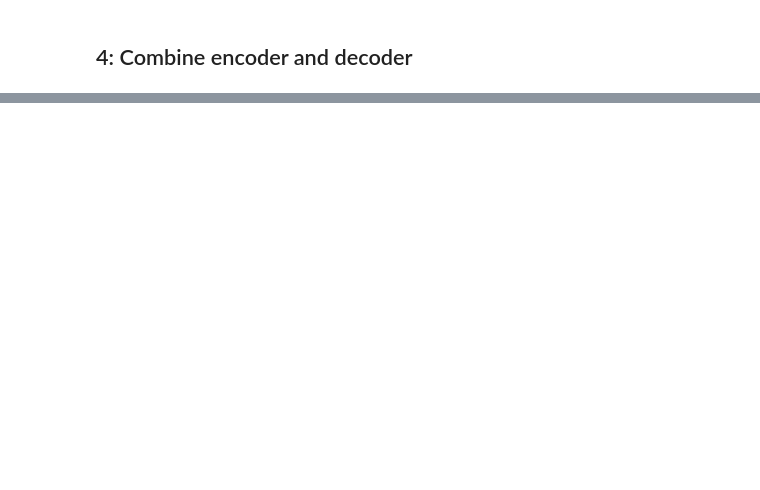
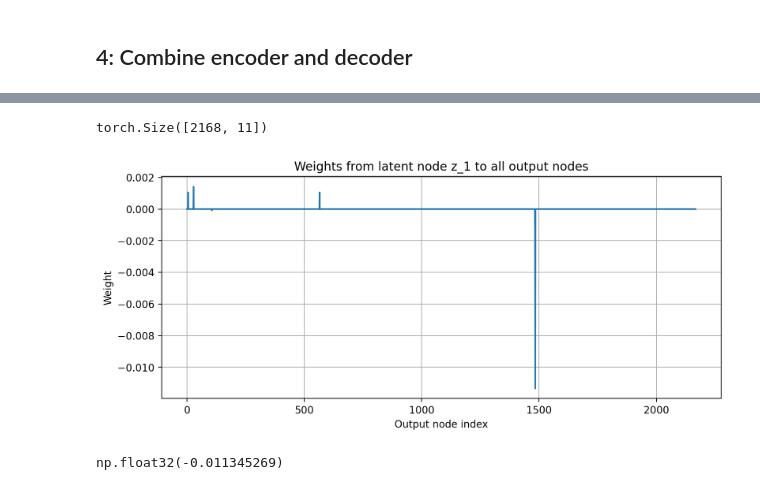
Before and after one commit to linhtrinh213/Interpretable_VAE_TF_regulons, a Jupyter notebook: base_model.ipynb, the cells around one changed output, grey strips where cells are left out. Cells and saved outputs as stored; diff of their text form; code cells hidden in the pictures; blank space fills up the shorter version.

```diff
--- a/base_model.ipynb
+++ b/base_model.ipynb
@@ -70,7 +71,7 @@ Successfully installed docrep-0.3.2 omnipath-1.0.9
 # %%
 # Load data and use Scanpy to convert it into AnnData
 PBMC_train = sc.read_h5ad("/content/drive/MyDrive/WORK/Turing Project/Interpretable_VAE/data/PBMC_train.h5ad")
-regulons.to_csv('/content/drive/MyDrive/WORK/Turing Project/Interpretable_VAE/data/regulons.csv')
+regulons = pd.read_csv('/content/drive/MyDrive/WORK/Turing Project/Interpretable_VAE/data/regulons.csv')
 # %%
 # Take a look at the data
 print(PBMC_train) #the data is stored as an anndata object
@@ -261,11 +253,11 @@ class DecoderVEGA(nn.Module):
   """
   Define VEGA's decoder (sparse, one-layer, linear, positive)
   """
-  def __init__(self,
-               mask):
+  def __init__(self,mask):
         super(DecoderVEGA, self).__init__()
 
         self.sparse_layer = nn.Sequential(SparseLayer(mask)) # we define the architecture of the decoder below with the class "SparseLayer"
+        # This decoder only has 1 layer (Sparse)!!!
 
   def forward(self, x):
     z = self.sparse_layer(x.to(device))
@@ -295,9 +287,12 @@ class SparseLayer(nn.Module):
   def forward(self, input):
         # See the autograd section for explanation of what happens here
         return SparseLayerFunction.apply(input, self.weight, self.bias, self.mask)
+        # OUTPUT of the decoder
 
 
 ######### You don't need to understand this part of the code in detail #########
+
+# defines a custom forward and backward pass
 class SparseLayerFunction(torch.autograd.Function):
     """
     We define our own autograd function which masks it's weights by 'mask'.
@@ -307,26 +302,30 @@ class SparseLayerFunction(torch.autograd.Function):
     # Note that both forward and backward are @staticmethods
     @staticmethod
     def forward(ctx, input, weight, bias, mask):
-
+        # enforce the forward connection between latent and next layer to be sparse
         weight = weight * mask # change weight to 0 where mask == 0
         #calculate the output
-        output = input.mm(weight.t())
+        output = input.mm(weight.t()) # output = input × weight.T  (torch.mm : matrix multiplication)
+        # input = latent: has the dim (batch_size, latent_dim)
+        #-> mask has the dim: (input_dim, latent_dim) -> transpose (latent_dim, input_dim) (input here this the original input, not the latent vector)
+        # output: (batch_size, input_dim)  = same dimension with OUR input
         output += bias.unsqueeze(0).expand_as(output) # Add bias to all values in output
         ctx.save_for_backward(input, weight, bias, mask)
         return output
 
     @staticmethod
     def backward(ctx, grad_output): # define the gradient formula
+        # compute gradient for backpropagation
         input, weight, bias, mask = ctx.saved_tensors
         grad_input = grad_weight = grad_bias = grad_mask = None
 
         # These needs_input_grad checks are optional and only to improve efficiency
         if ctx.needs_input_grad[0]:
             grad_input = grad_output.mm(weight)
+            # grad_input: how the loss changes with respect to the input
         if ctx.needs_input_grad[1]:
-            grad_weight = grad_output.t().mm(input)
-            # change grad_weight to 0 where mask == 0
-            grad_weight = grad_weight * mask
+            grad_weight = grad_output.t().mm(input) # how the loss changes with respect to weight
+            grad_weight = grad_weight * mask # change grad_weight to 0 where mask == 0  (enforce the mask even in backward pass)
         if ctx.needs_input_grad[2]:
             grad_bias = grad_output.sum(0).squeeze(0)
 
@@ -427,0 +457,32 @@ Only keep those 2k genes for the PBMC as well !!
+# %%
+vega_ctr.state_dict()["decoder.sparse_layer.0.mask"].shape # torch has 2168 rows and 11 columns  (input_dim, latent_dim)
+# %% [output]
+torch.Size([2168, 11])
+# %%
+import matplotlib.pyplot as plt
+import torch
+
+# Get the decoder weights
+weights = vega_ctr.state_dict()["decoder.sparse_layer.0.weight"]  # shape: [input_dim, latent_dim]
+
+# Select one latent node, e.g., index 0
+latent_idx = 1
+
+# Extract its weights to all output nodes (column)
+weights_from_z = weights[:, latent_idx].cpu().numpy()  # shape: [input_dim]
+
+# Plot as a histogram or line
+plt.figure(figsize=(10, 4))
+plt.plot(weights_from_z)
+plt.title(f'Weights from latent node z_{latent_idx} to all output nodes')
+plt.xlabel('Output node index')
+plt.ylabel('Weight')
+plt.grid(True)
+plt.show()
+# %% [output]
+[figure, added]
+# %%
+weights_from_z.min()
+#weights_from_z.max()
+# %% [output]
+np.float32(-0.011345269)
```
Also changed, not shown: parts of 18 cells of this notebook.
